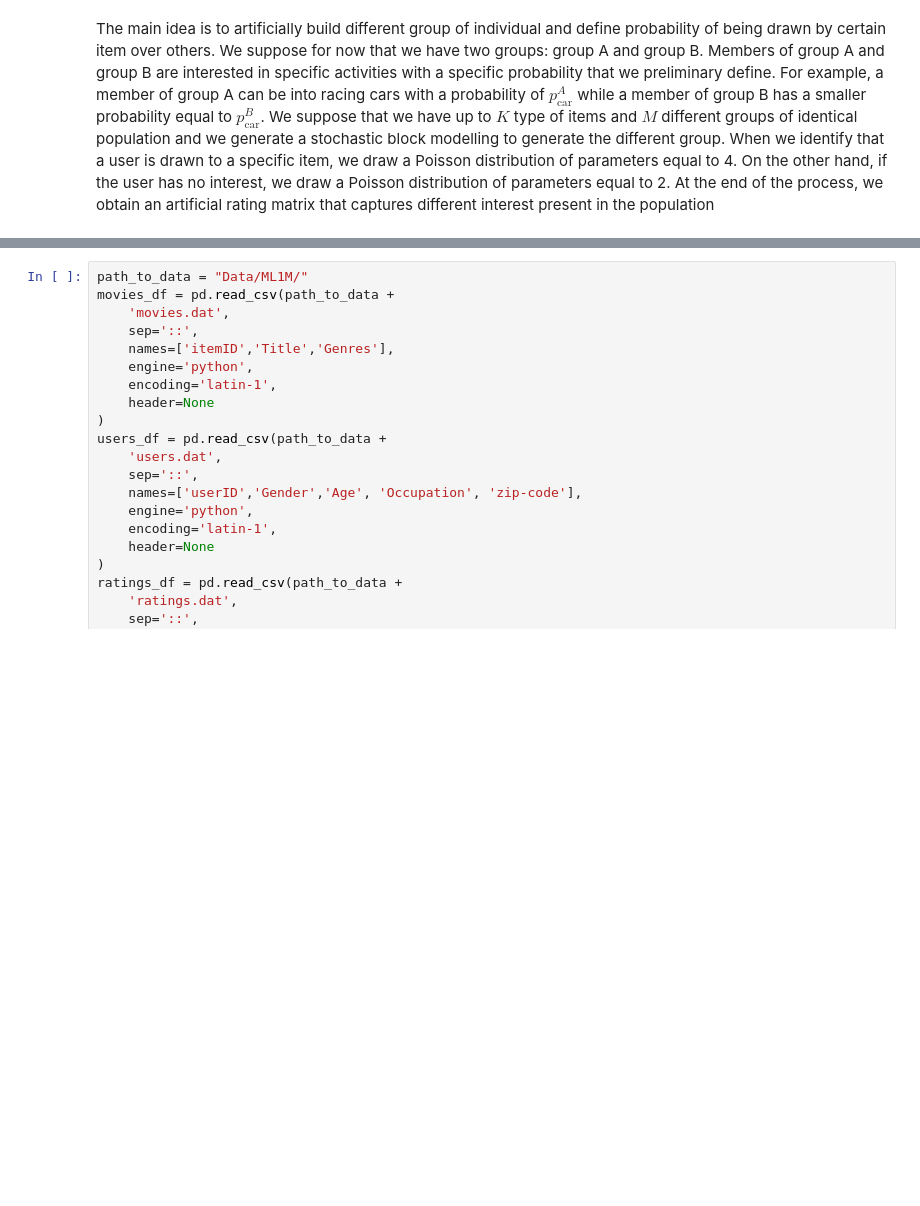
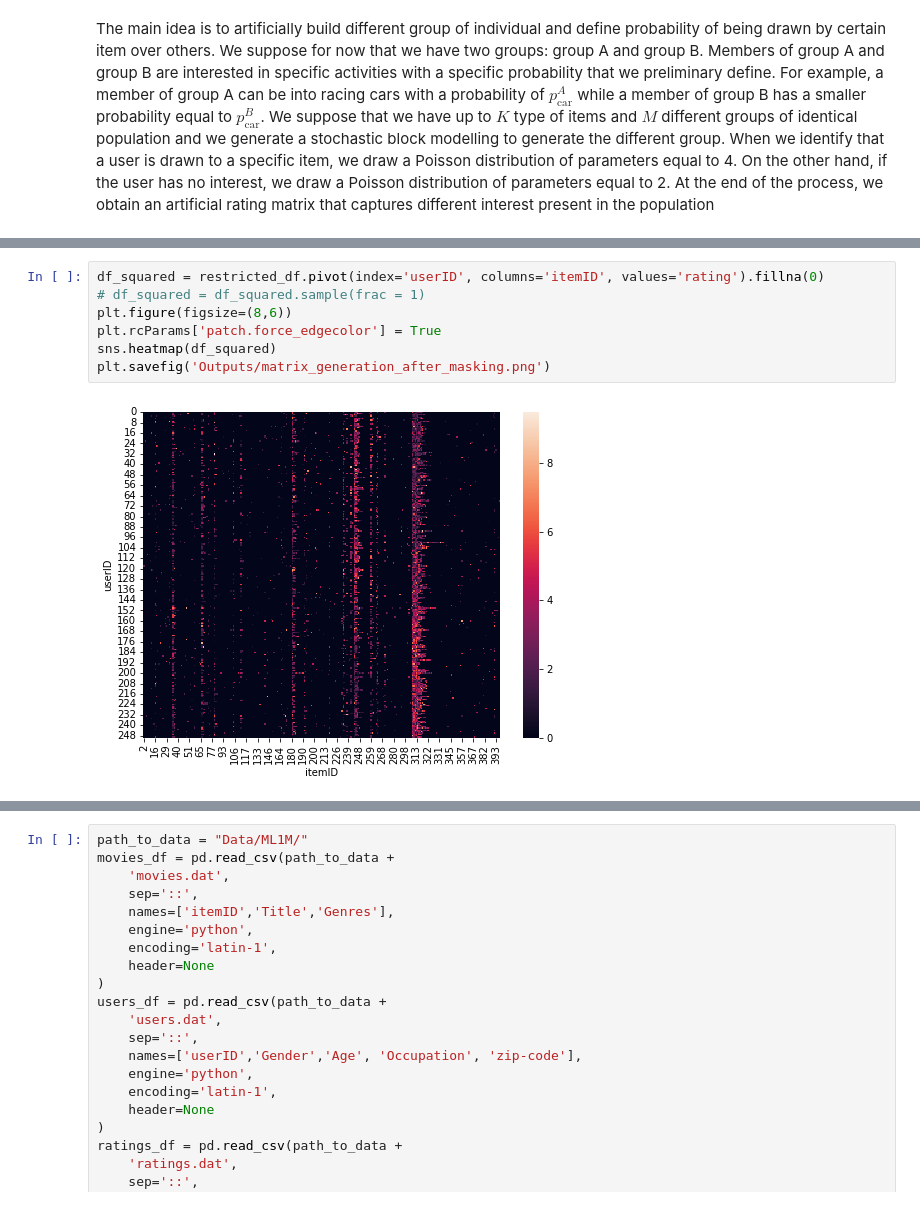
Before and after one commit to Burdantes/DeepLearningCOMS4995, a Jupyter notebook: FinalNotebook.ipynb, the cells around one changed output, grey strips where cells are left out. Drawn from its saved outputs; the diff is of its cells as text; blank space fills up the shorter version.

```diff
--- a/FinalNotebook.ipynb
+++ b/FinalNotebook.ipynb
@@ -266,0 +242,9 @@ restricted_df
+# %%
+df_squared = restricted_df.pivot(index='userID', columns='itemID', values='rating').fillna(0)
+# df_squared = df_squared.sample(frac = 1)
+plt.figure(figsize=(8,6))
+plt.rcParams['patch.force_edgecolor'] = True
+sns.heatmap(df_squared)
+plt.savefig('Outputs/matrix_generation_after_masking.png')
+# %% [output]
+[figure, added]
```
Also changed, not shown: parts of 62 cells of this notebook, 17 other files.
